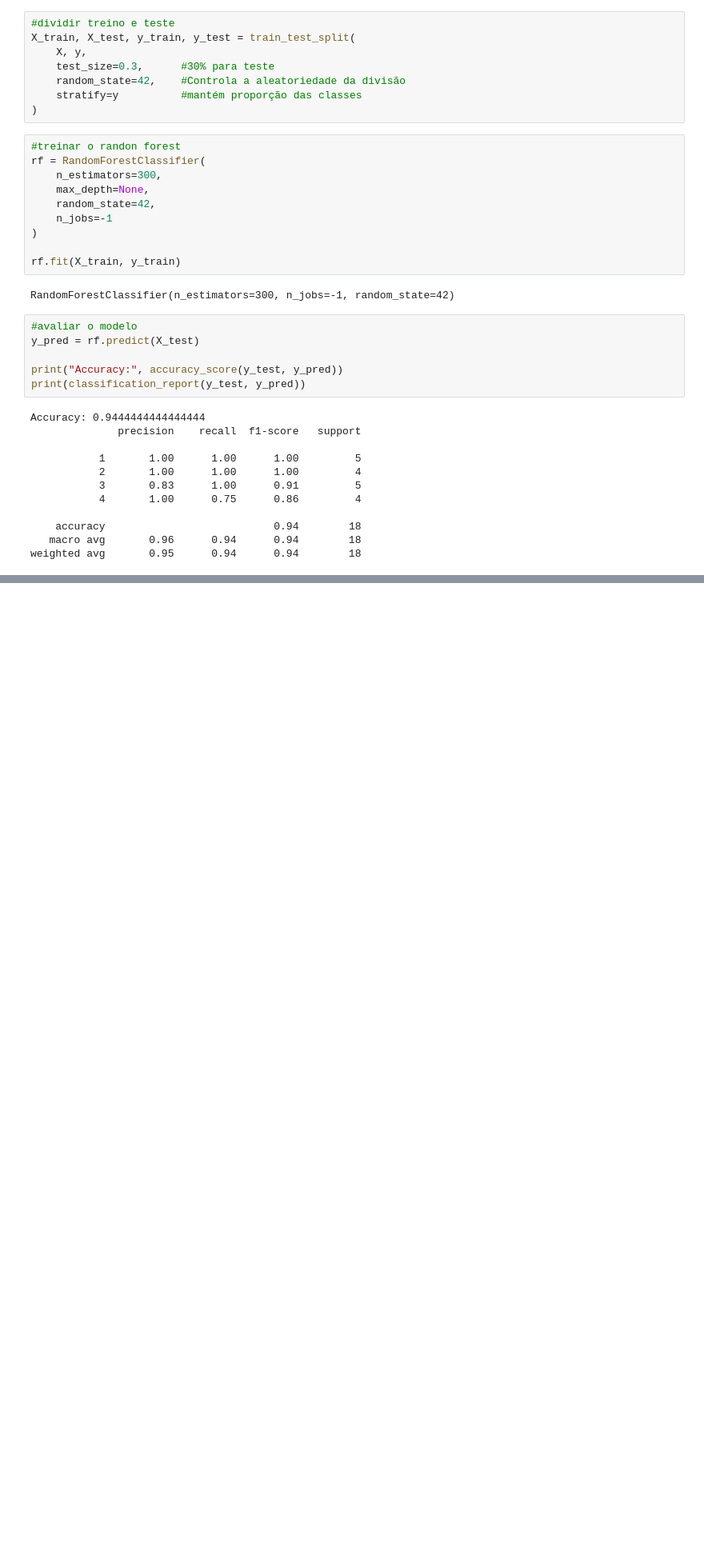
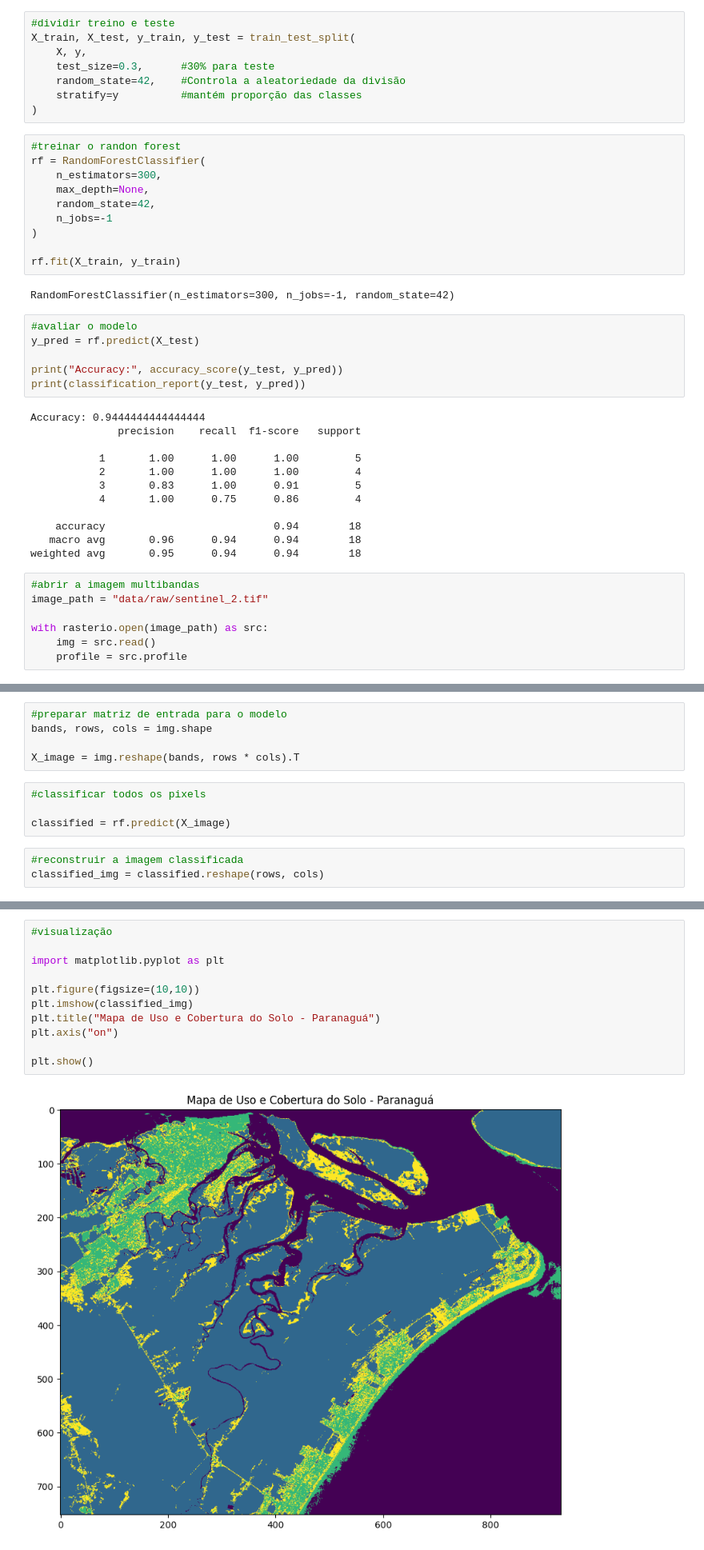
Before and after one commit to Shaielyfs/Classifica_de_Uso_e_Cobertura_do_Solo_Sentinel-2_GEE_ML, a Jupyter notebook: clas_uso_solo.ipynb, the cells around one changed output, grey strips where cells are left out. Shown at 80% size. Cells and saved outputs as stored; diff of their text form; blank space fills up the shorter version.

```diff
--- a/clas_uso_solo.ipynb
+++ b/clas_uso_solo.ipynb
@@ -144,3 +146,10 @@ Accuracy: 0.9444444444444444
     accuracy                           0.94        18
    macro avg       0.96      0.94      0.94        18
 weighted avg       0.95      0.94      0.94        18
+# %%
+#abrir a imagem multibandas
+image_path = "data/raw/sentinel_2.tif"
+
+with rasterio.open(image_path) as src:
+    img = src.read()
+    profile = src.profile
@@ -146,0 +159,12 @@ weighted avg       0.95      0.94      0.94        18
+# %%
+#preparar matriz de entrada para o modelo
+bands, rows, cols = img.shape
+
+X_image = img.reshape(bands, rows * cols).T
+# %%
+#classificar todos os pixels
+
+classified = rf.predict(X_image)
+# %%
+#reconstruir a imagem classificada
+classified_img = classified.reshape(rows, cols)
@@ -146,0 +182,13 @@ weighted avg       0.95      0.94      0.94        18
+# %%
+#visualização
+
+import matplotlib.pyplot as plt
+
+plt.figure(figsize=(10,10))
+plt.imshow(classified_img)
+plt.title("Mapa de Uso e Cobertura do Solo - Paranaguá")
+plt.axis("on")
+
+plt.show()
+# %% [output]
+[figure, added]
```
Also changed, not shown: parts of 6 cells of this notebook.
